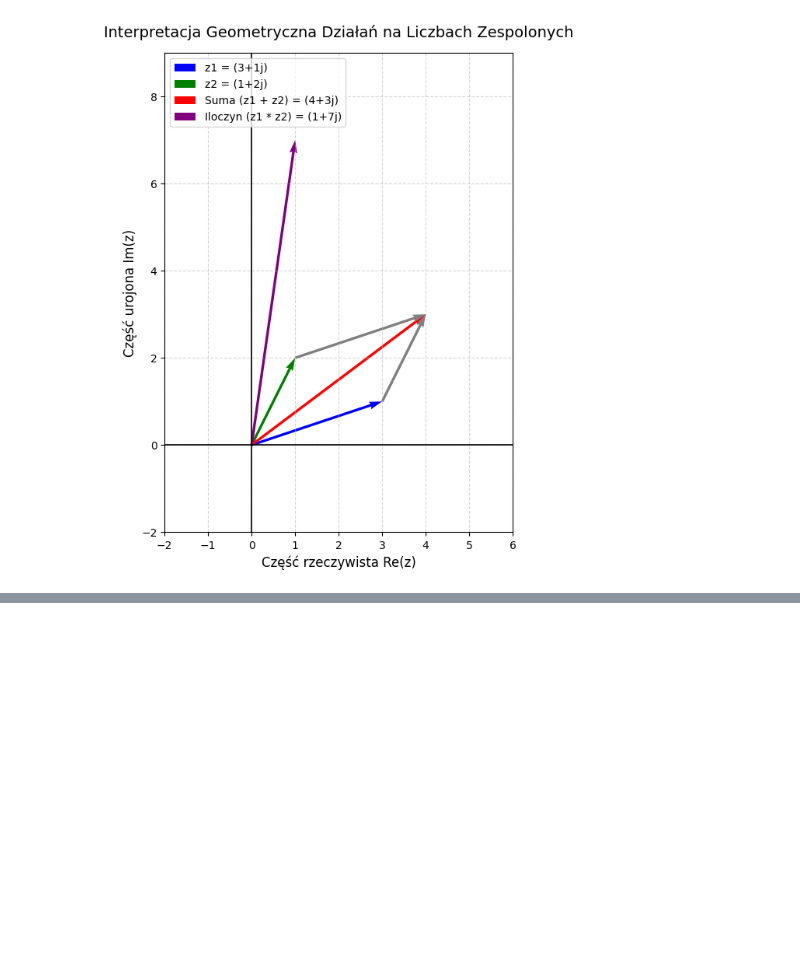
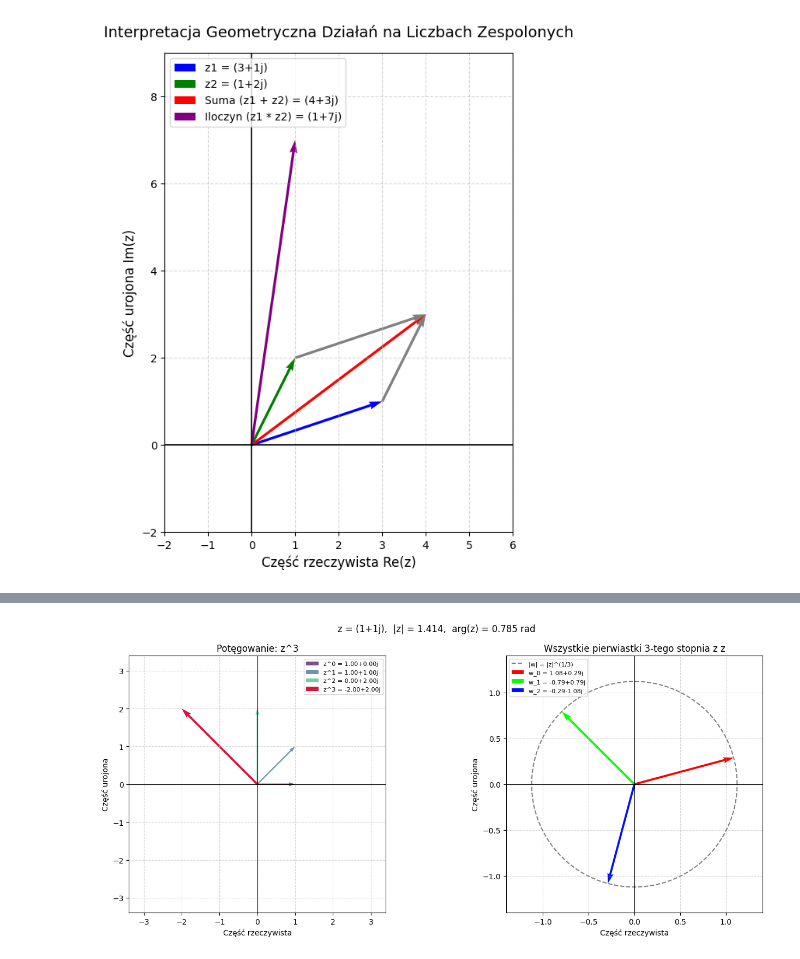
Before and after one commit to borodziejciesla/algebra_isi, a Jupyter notebook: przyklady/liczby_zespolone.ipynb, the cells around one changed output, grey strips where cells are left out. Drawn from its saved outputs; the diff is of its cells as text; code cells hidden in the pictures; blank space fills up the shorter version.

```diff
--- a/przyklady/liczby_zespolone.ipynb
+++ b/przyklady/liczby_zespolone.ipynb
@@ -59,0 +91,99 @@ rysuj_liczby_zespolone(z1, z2)
+# %%
+import matplotlib.pyplot as plt
+import numpy as np
+
+
+def pierwiastki_ntego_stopnia(z: complex, n: int) -> list[complex]:
+    if not isinstance(n, int) or isinstance(n, bool) or n < 1:
+        raise ValueError("n musi być dodatnią liczbą całkowitą")
+
+    if z == 0:
+        return [0j] * n
+
+    modul = abs(z)
+    argument = np.angle(z)
+    promien = modul ** (1 / n)
+    return [
+        promien * np.exp(1j * (argument + 2 * np.pi * k) / n)
+        for k in range(n)
+    ]
+
+
+def rysuj_potegowanie_i_pierwiastkowanie(z: complex, n: int):
+    if not isinstance(n, int) or isinstance(n, bool) or n < 1:
+        raise ValueError("n musi być dodatnią liczbą całkowitą")
+
+    potegi = [z ** k for k in range(n + 1)]
+    pierwiastki = pierwiastki_ntego_stopnia(z, n)
+
+    fig, (ax_potegi, ax_pierwiastki) = plt.subplots(1, 2, figsize=(14, 6))
+
+    # Kolejne potęgi mają argumenty k razy większe, a moduły podnoszone do k.
+    for k, potega in enumerate(potegi):
+        kolor = 'crimson' if k == n else plt.cm.viridis(k / max(n, 1))
+        ax_potegi.quiver(
+            0, 0, potega.real, potega.imag,
+            angles='xy', scale_units='xy', scale=1,
+            color=kolor, alpha=1 if k == n else 0.7,
+            width=0.008 if k == n else 0.005,
+            label=f'z^{k} = {potega:.2f}',
+        )
+
+    zasieg_poteg = max(1.0, *(abs(potega) for potega in potegi)) * 1.2
+    ax_potegi.set_xlim(-zasieg_poteg, zasieg_poteg)
+    ax_potegi.set_ylim(-zasieg_poteg, zasieg_poteg)
+    ax_potegi.set_title(f'Potęgowanie: z^{n}')
+    ax_potegi.set_xlabel('Część rzeczywista')
+    ax_potegi.set_ylabel('Część urojona')
+    ax_potegi.legend(loc='best', fontsize=8)
+    ax_potegi.grid(True, linestyle='--', alpha=0.5)
+
+    # Pierwiastki leżą równomiernie na okręgu o promieniu |z|^(1/n).
+    promien = abs(z) ** (1 / n)
+    katy_okregu = np.linspace(0, 2 * np.pi, 300)
+    ax_pierwiastki.plot(
+        promien * np.cos(katy_okregu),
+        promien * np.sin(katy_okregu),
+        color='gray', linestyle='--', label=f'|w| = |z|^(1/{n})',
+    )
+
+    for k, pierwiastek in enumerate(pierwiastki):
+        ax_pierwiastki.quiver(
+            0, 0, pierwiastek.real, pierwiastek.imag,
+            angles='xy', scale_units='xy', scale=1,
+            color=plt.cm.hsv(k / n), width=0.008,
+            label=f'w_{k} = {pierwiastek:.2f}',
+        )
+
+    zasieg_pierwiastkow = max(1.0, promien) * 1.25
+    ax_pierwiastki.set_xlim(-zasieg_pierwiastkow, zasieg_pierwiastkow)
+    ax_pierwiastki.set_ylim(-zasieg_pierwiastkow, zasieg_pierwiastkow)
+    ax_pierwiastki.set_title(f'Wszystkie pierwiastki {n}-tego stopnia z z')
+    ax_pierwiastki.set_xlabel('Część rzeczywista')
+    ax_pierwiastki.set_ylabel('Część urojona')
+    ax_pierwiastki.legend(loc='best', fontsize=8)
+    ax_pierwiastki.grid(True, linestyle='--', alpha=0.5)
+
+    for ax in (ax_potegi, ax_pierwiastki):
+        ax.axhline(0, color='black', linewidth=0.8)
+        ax.axvline(0, color='black', linewidth=0.8)
+        ax.set_aspect('equal')
+
+    fig.suptitle(
+        f'z = {z},  |z| = {abs(z):.3f},  arg(z) = {np.angle(z):.3f} rad'
+    )
+    plt.tight_layout()
+    plt.show()
+    return potegi[-1], pierwiastki
+
+
+# Przykład: zmień z i n, aby zobaczyć inne potęgi i pierwiastki.
+z = 1 + 1j
+n = 3
+potega, pierwiastki = rysuj_potegowanie_i_pierwiastkowanie(z, n)
+print(f'z^{n} = {potega}')
+print(f'Pierwiastki {n}-tego stopnia:')
+for k, pierwiastek in enumerate(pierwiastki):
+    print(f'w_{k} = {pierwiastek}')
+# %% [output]
+[figure, added]
```
Also changed, not shown: parts of 5 cells of this notebook.
